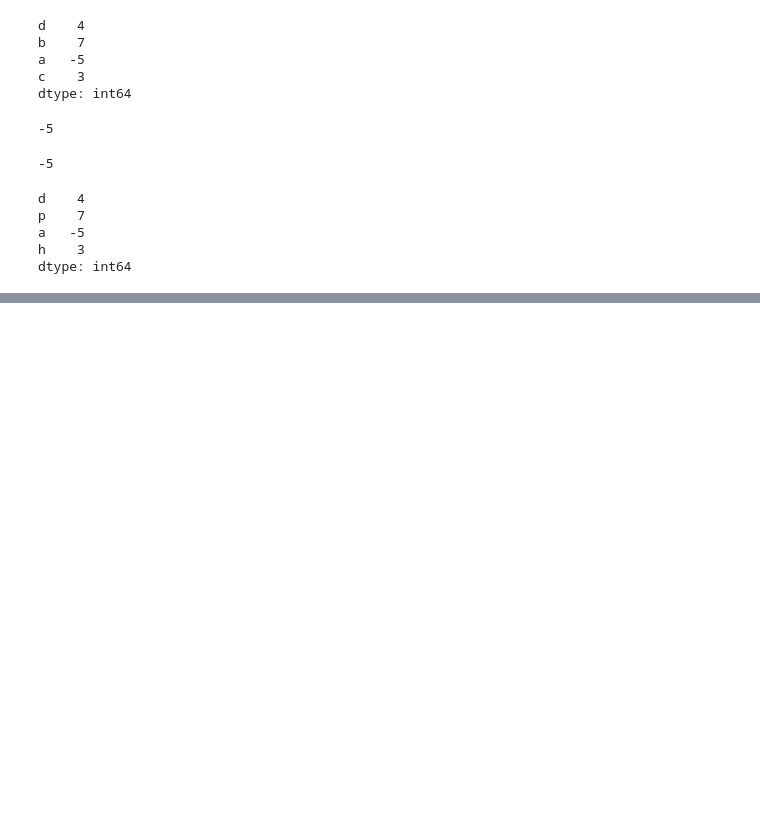
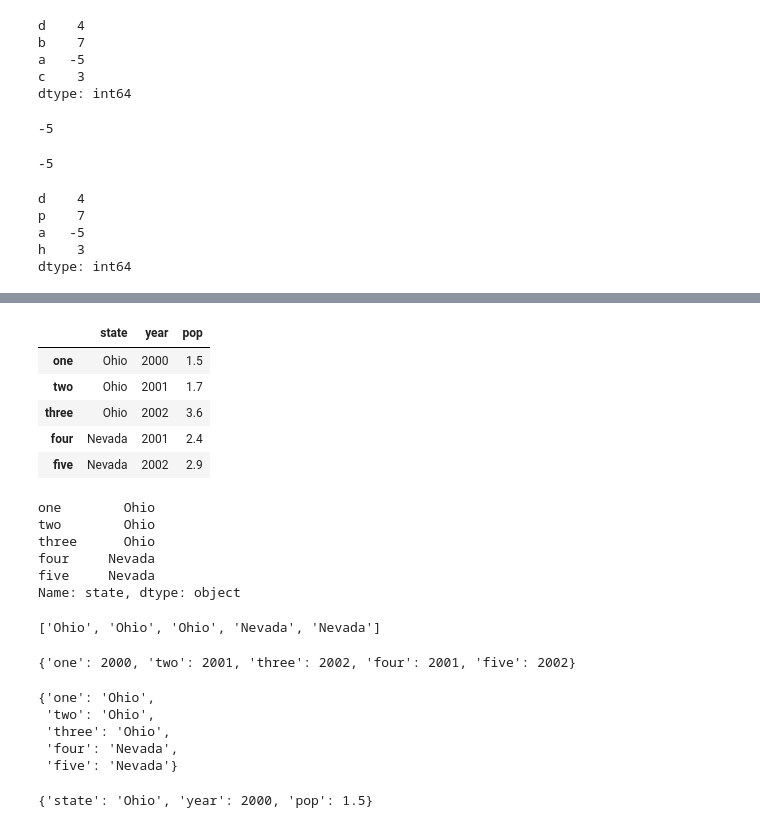
Before and after one commit to HeinoPortfolio/MS_Comp_Sci, a Jupyter notebook: 4 Data Analytics/MISC/Sample_Code_Module_3.ipynb, the cells around one changed output, grey strips where cells are left out. Saved outputs shown, nothing was run; the diff lists cells and outputs as text; code cells hidden in the pictures; blank space fills up the shorter version.

```diff
--- a/4 Data Analytics/MISC/Sample_Code_Module_3.ipynb
+++ b/4 Data Analytics/MISC/Sample_Code_Module_3.ipynb
@@ -207,0 +492,44 @@ Topics covered:
+# %%
+df1
+# %% [output]
+|  | state | year | pop |
+| one | Ohio | 2000 | 1.5 |
+| two | Ohio | 2001 | 1.7 |
+| three | Ohio | 2002 | 3.6 |
+| four | Nevada | 2001 | 2.4 |
+| five | Nevada | 2002 | 2.9 |
+# %%
+# to a column to a list Note:
+df1['state']
+# %% [output]
+one        Ohio
+two        Ohio
+three      Ohio
+four     Nevada
+five     Nevada
+Name: state, dtype: object
+# %%
+# Note: Converting you will lose all the labels
+list_1 = list(df1['state'])
+list_1
+# %% [output]
+['Ohio', 'Ohio', 'Ohio', 'Nevada', 'Nevada']
+# %%
+# to keep the label create a dictionary the labels will be come the keys
+df1['year'].to_dict()
+# %% [output]
+{'one': 2000, 'two': 2001, 'three': 2002, 'four': 2001, 'five': 2002}
+# %%
+# to keep the label create a dictionary the labels will become the keys
+df1['state'].to_dict()
+# %% [output]
+{'one': 'Ohio',
+ 'two': 'Ohio',
+ 'three': 'Ohio',
+ 'four': 'Nevada',
+ 'five': 'Nevada'}
+# %%
+# will create row one as a dictionary
+df1.loc['one'].to_dict()
+# %% [output]
+{'state': 'Ohio', 'year': 2000, 'pop': 1.5}
```
Also changed, not shown: parts of 61 cells of this notebook.
